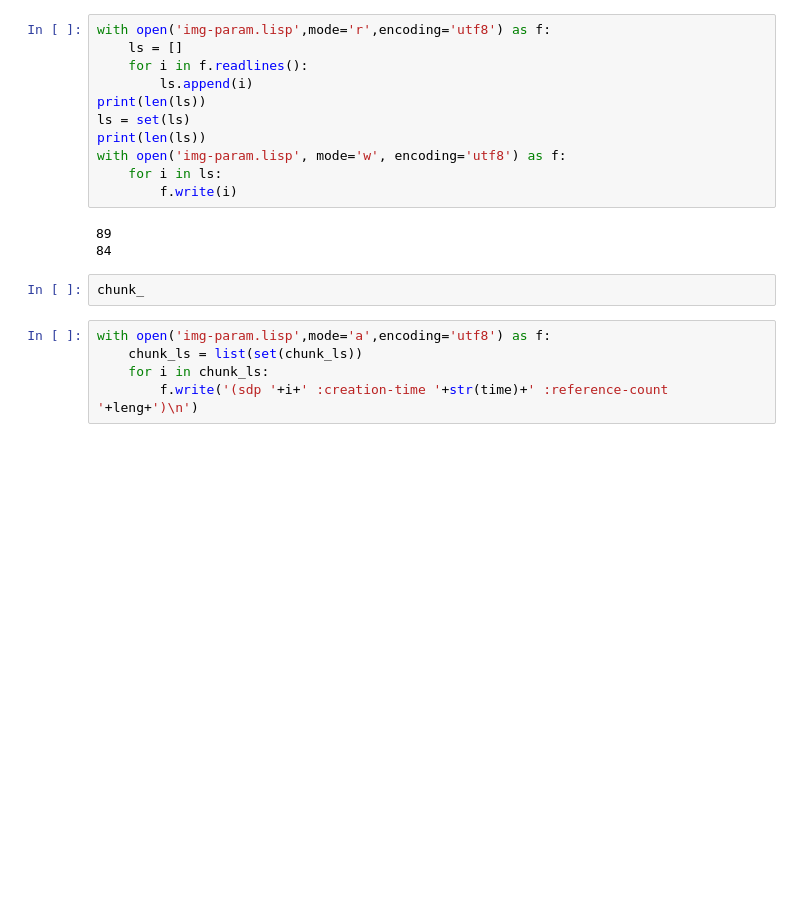
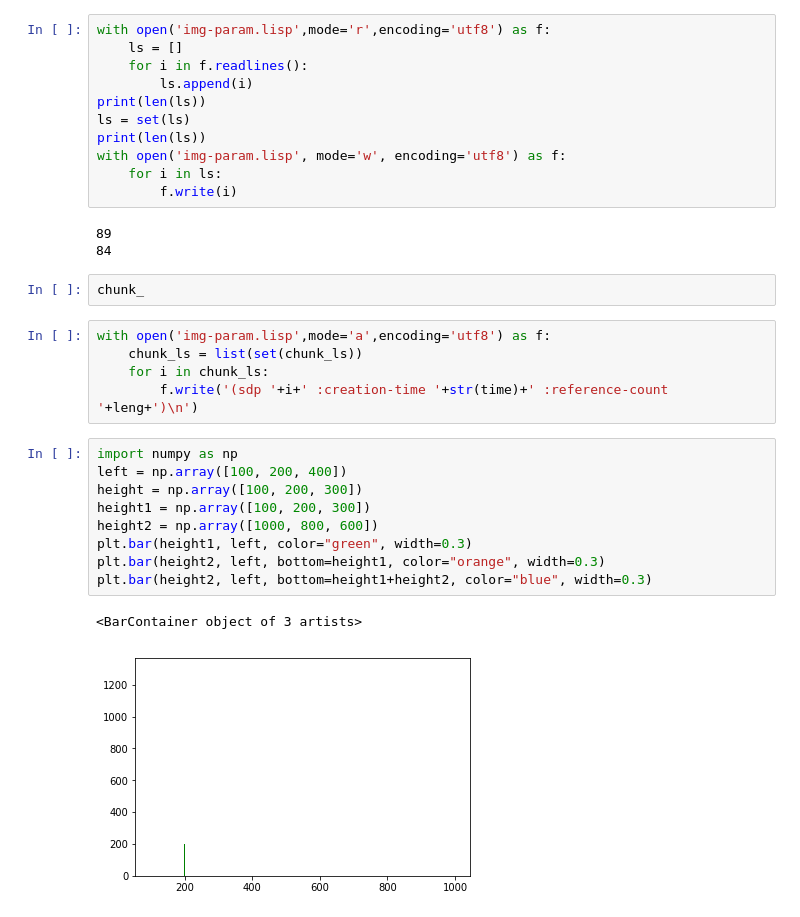
Before and after one commit to kisikisikisi/create-chunk, a Jupyter notebook: img-param.ipynb, the cells around one changed output. Saved outputs shown, nothing was run; the diff lists cells and outputs as text; blank space fills up the shorter version.

```diff
--- a/img-param.ipynb
+++ b/img-param.ipynb
@@ -222,3 +222,15 @@ with open('img-param.lisp',mode='a',encoding='utf8') as f:
     chunk_ls = list(set(chunk_ls))
     for i in chunk_ls:
         f.write('(sdp '+i+' :creation-time '+str(time)+' :reference-count '+leng+')\n')
+# %%
+import numpy as np
+left = np.array([100, 200, 400])
+height = np.array([100, 200, 300])
+height1 = np.array([100, 200, 300])
+height2 = np.array([1000, 800, 600])
+plt.bar(height1, left, color="green", width=0.3)
+plt.bar(height2, left, bottom=height1, color="orange", width=0.3)
+plt.bar(height2, left, bottom=height1+height2, color="blue", width=0.3)
+# %% [output]
+<BarContainer object of 3 artists>
+[figure, added]
```
Also changed, not shown: parts of 3 cells of this notebook, 24 other files.
